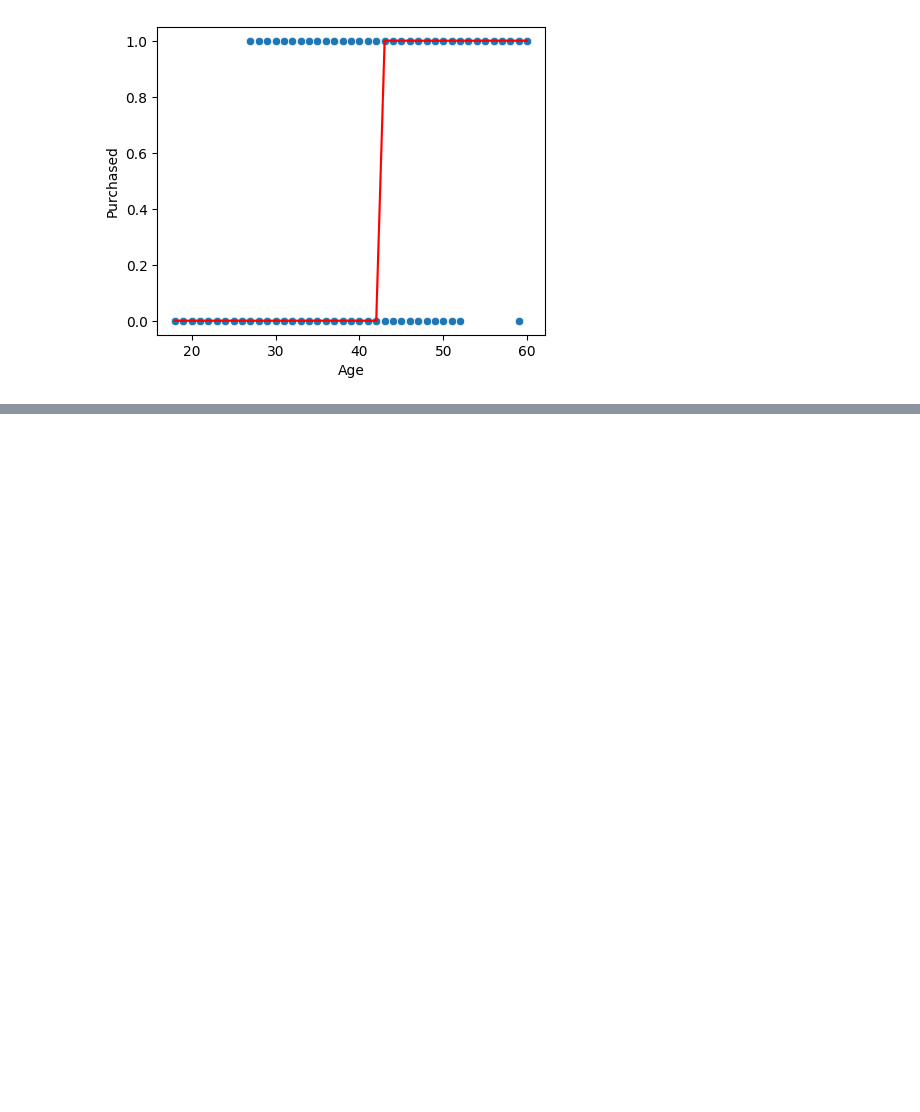
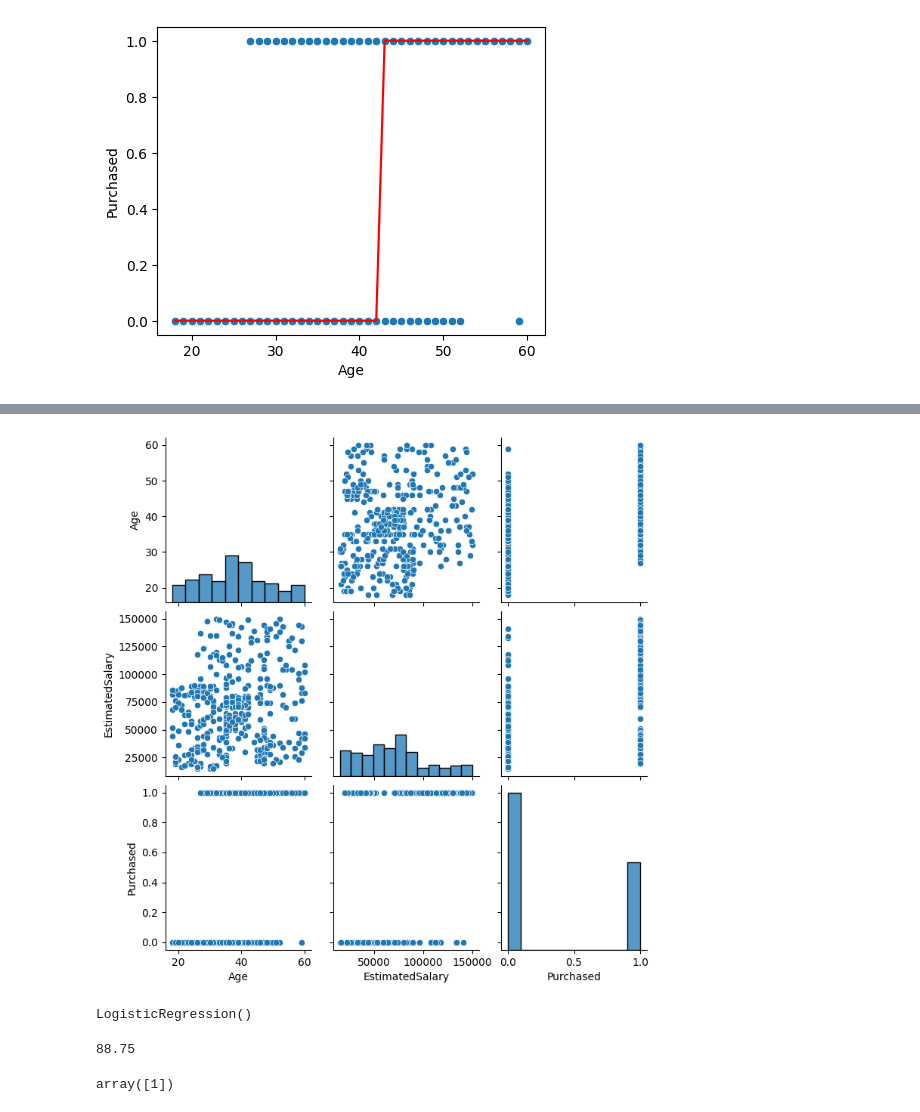
Before and after one commit to santoshw03/machine_learning, a Jupyter notebook: Classification/LogisticRegression.ipynb, the cells around one changed output, grey strips where cells are left out. Drawn from its saved outputs; the diff is of its cells as text; code cells hidden in the pictures; blank space fills up the shorter version.

```diff
--- a/Classification/LogisticRegression.ipynb
+++ b/Classification/LogisticRegression.ipynb
@@ -98,0 +110,2 @@ plt.show()
+# %%
+dataset2 = dataset.drop(columns=["User ID","Gender"])
@@ -98,0 +125,6 @@ plt.show()
+# %%
+# lets plot the graph to see if its classiabble or not :
+sns.pairplot(dataset2)
+plt.show()
+# %% [output]
+[figure, added]
@@ -98,0 +137,9 @@ plt.show()
+# %%
+lr2.fit(x2_train,y2_train)
+# %% [output]
+LogisticRegression()
+# %%
+#the model is trained now ,, lets check the accuracy of the model:
+lr2.score(x2_test,y2_test)*100
+# %% [output]
+88.75
@@ -98,0 +148,5 @@ plt.show()
+# %%
+# now lets predict that a person of age 46 with estimated salary 58000 purchases the Product or not:
+lr2.predict([[46 , 58000]])
+# %% [output]
+array([1])
```
Also changed, not shown: parts of 11 cells of this notebook.
